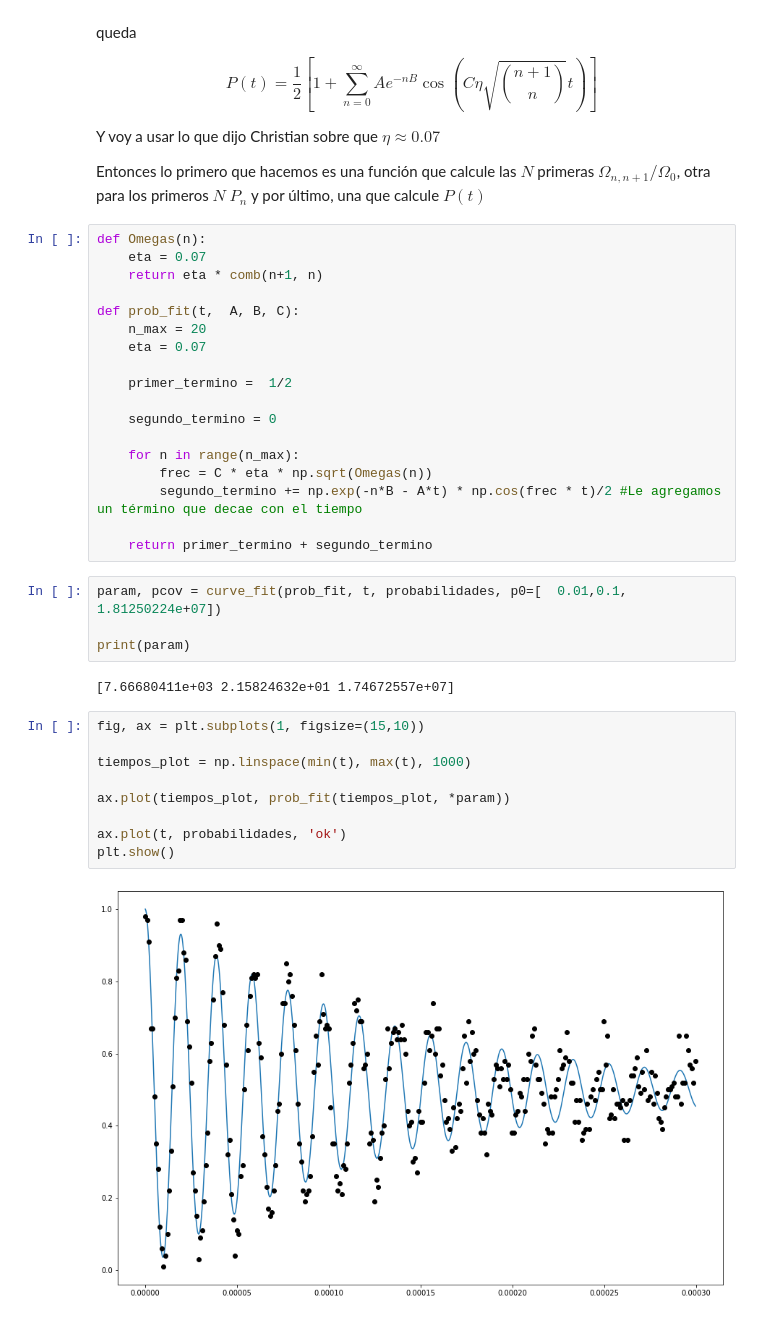
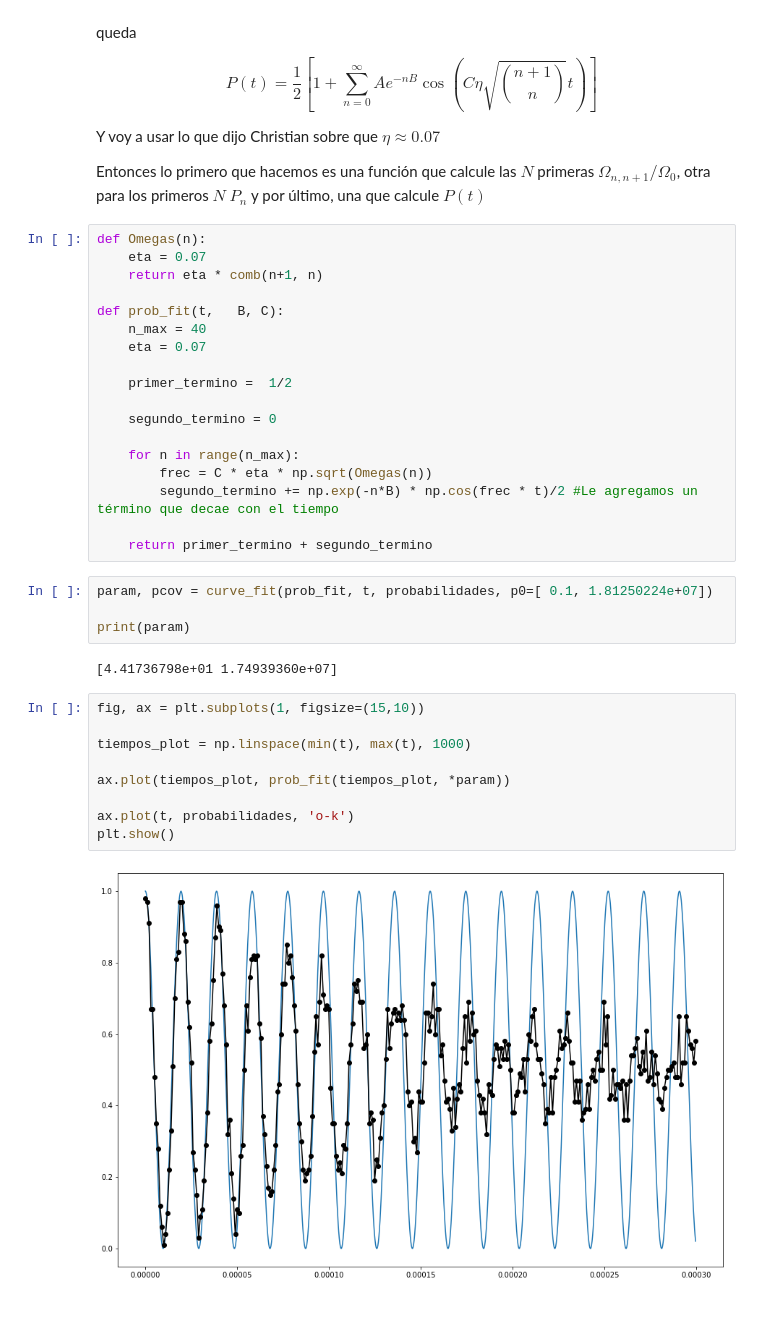
Before and after one commit to tdinapoli/labo-4, a Jupyter notebook: practica_especial/Rabi_osc_dina.ipynb, the cells around one changed output. Saved outputs shown, nothing was run; the diff lists cells and outputs as text.

Commit message:
corregimos el decaimiento en función del tiempo. No debe estar

```diff
--- a/practica_especial/Rabi_osc_dina.ipynb
+++ b/practica_especial/Rabi_osc_dina.ipynb
@@ -158,8 +162,8 @@ def Omegas(n):
     eta = 0.07
     return eta * comb(n+1, n)
 
-def prob_fit(t,  A, B, C):
-    n_max = 20
+def prob_fit(t,   B, C):
+    n_max = 40
     eta = 0.07
 
     primer_termino =  1/2
@@ -168,23 +172,23 @@ def prob_fit(t,  A, B, C):
 
     for n in range(n_max):
         frec = C * eta * np.sqrt(Omegas(n))
-        segundo_termino += np.exp(-n*B - A*t) * np.cos(frec * t)/2 #Le agregamos un término que decae con el tiempo
+        segundo_termino += np.exp(-n*B) * np.cos(frec * t)/2 #Le agregamos un término que decae con el tiempo
 
     return primer_termino + segundo_termino
 # %%
-param, pcov = curve_fit(prob_fit, t, probabilidades, p0=[  0.01,0.1, 1.81250224e+07])
+param, pcov = curve_fit(prob_fit, t, probabilidades, p0=[ 0.1, 1.81250224e+07])
 
 print(param)
 # %% [output]
-[7.66680411e+03 2.15824632e+01 1.74672557e+07]
+[4.41736798e+01 1.74939360e+07]
 # %%
 fig, ax = plt.subplots(1, figsize=(15,10))
 
 tiempos_plot = np.linspace(min(t), max(t), 1000)
 
 ax.plot(tiempos_plot, prob_fit(tiempos_plot, *param))
 
-ax.plot(t, probabilidades, 'ok')
+ax.plot(t, probabilidades, 'o-k')
 plt.show()
 # %% [output]
-[figure, old version]
+[figure, new version]
```
Also changed, not shown: parts of 6 cells of this notebook, 1 other file.
